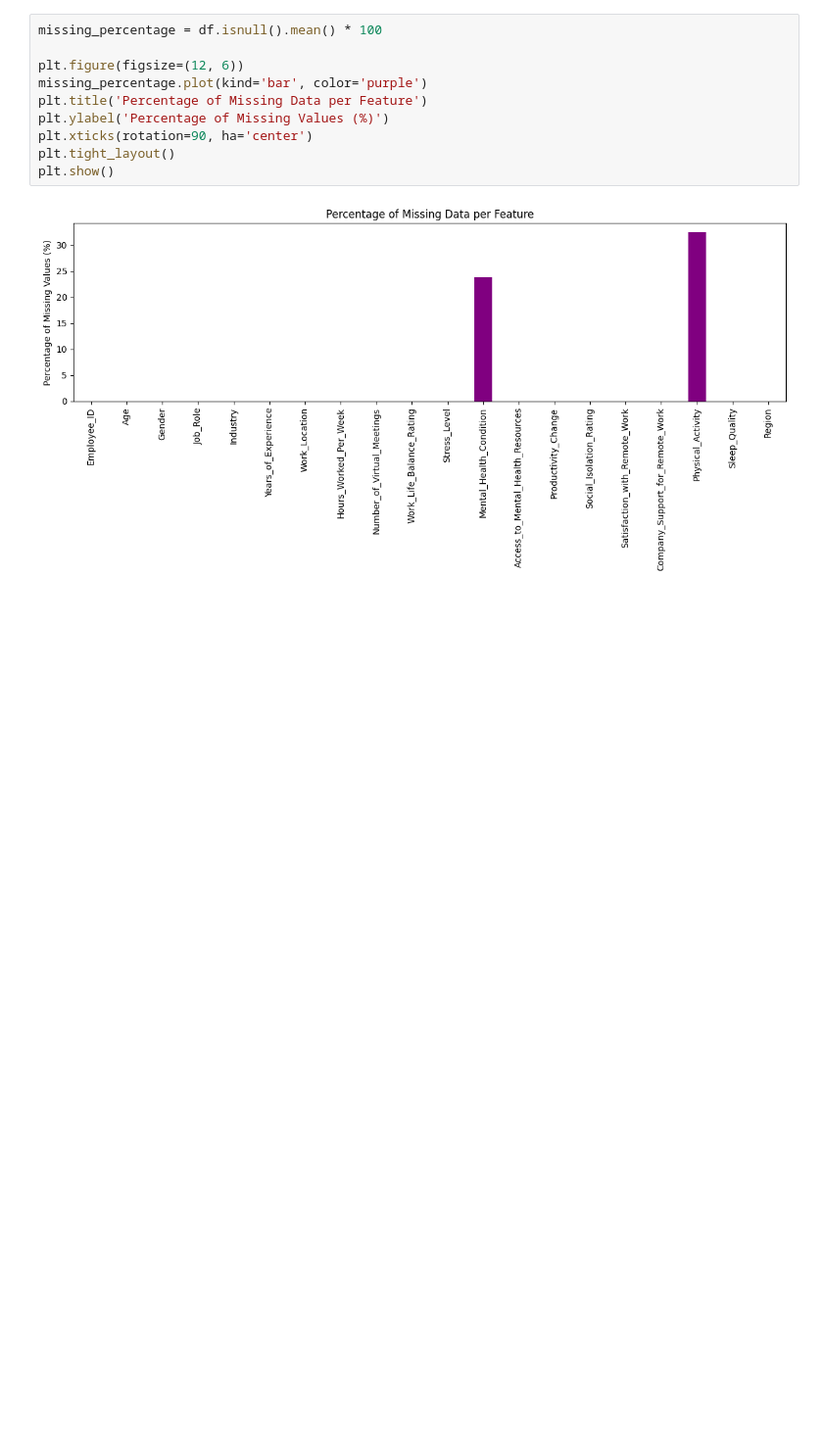
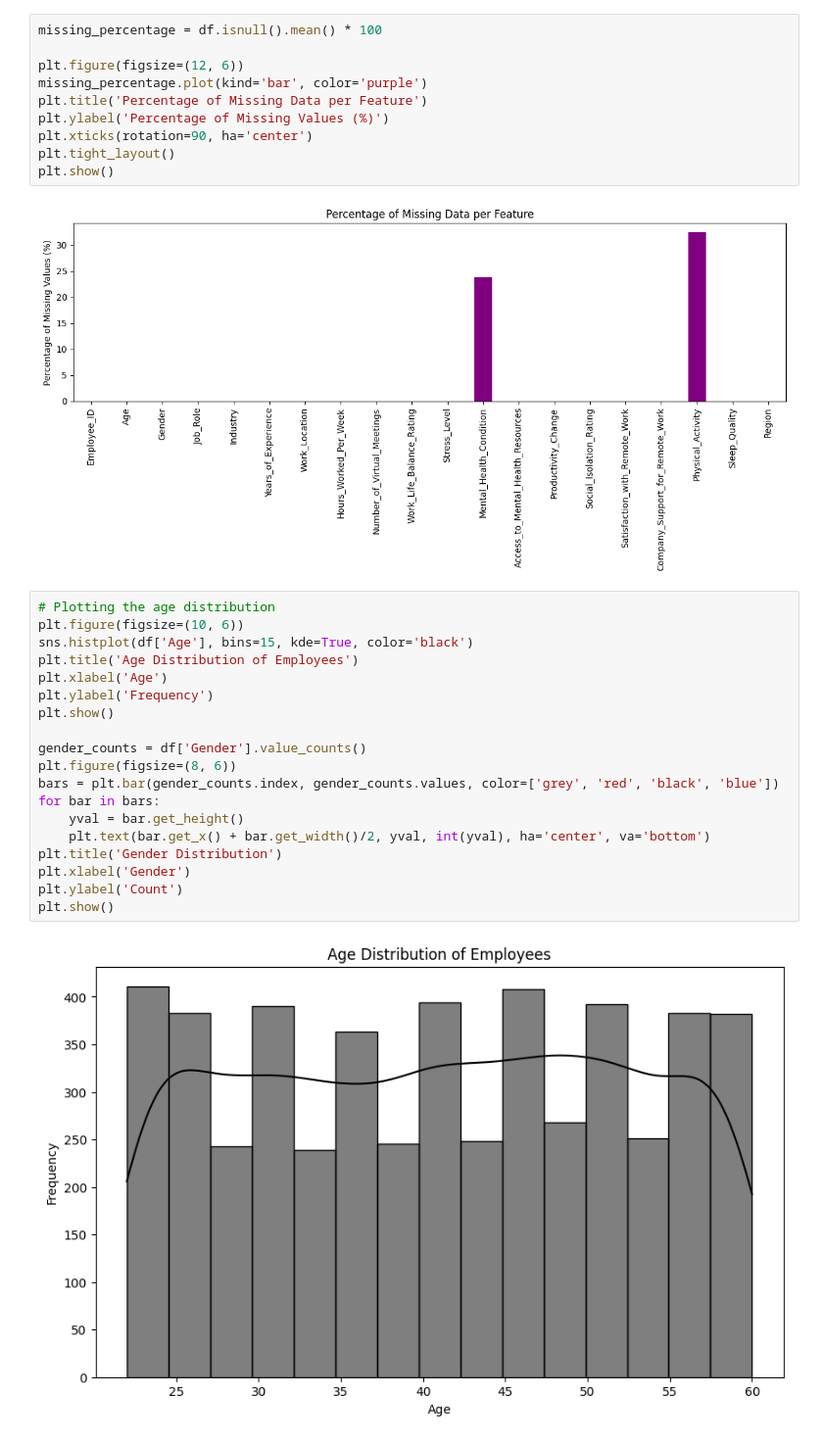
Before and after one commit to zesilva18/TAD, a Jupyter notebook: EDA.ipynb, the cells around one changed output. Shown: that part at 98% size. Cells and saved outputs as stored; diff of their text form; blank space fills up the shorter version.

```diff
--- a/EDA.ipynb
+++ b/EDA.ipynb
@@ -41,3 +48,24 @@ plt.tight_layout()
 plt.show()
 # %% [output]
 [figure]
+# %%
+# Plotting the age distribution
+plt.figure(figsize=(10, 6))
+sns.histplot(df['Age'], bins=15, kde=True, color='black')
+plt.title('Age Distribution of Employees')
+plt.xlabel('Age')
+plt.ylabel('Frequency')
+plt.show()
+
+gender_counts = df['Gender'].value_counts()
+plt.figure(figsize=(8, 6))
+bars = plt.bar(gender_counts.index, gender_counts.values, color=['grey', 'red', 'black', 'blue'])
+for bar in bars:
+    yval = bar.get_height()
+    plt.text(bar.get_x() + bar.get_width()/2, yval, int(yval), ha='center', va='bottom')
+plt.title('Gender Distribution')
+plt.xlabel('Gender')
+plt.ylabel('Count')
+plt.show()
+# %% [output]
+[figure, added]
```
Also changed, not shown: parts of 5 cells of this notebook, 1 other file.
